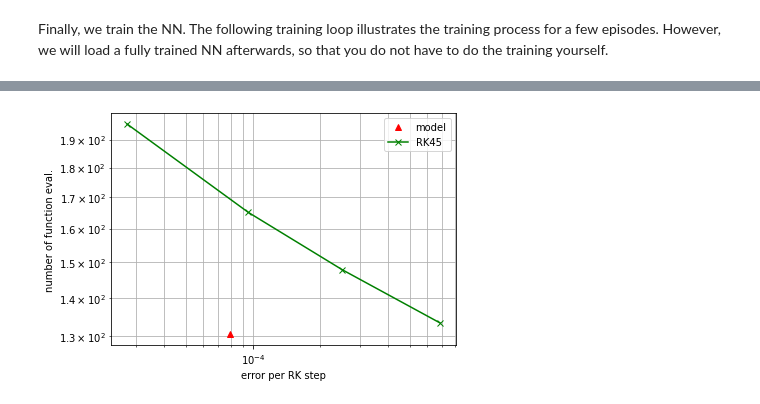
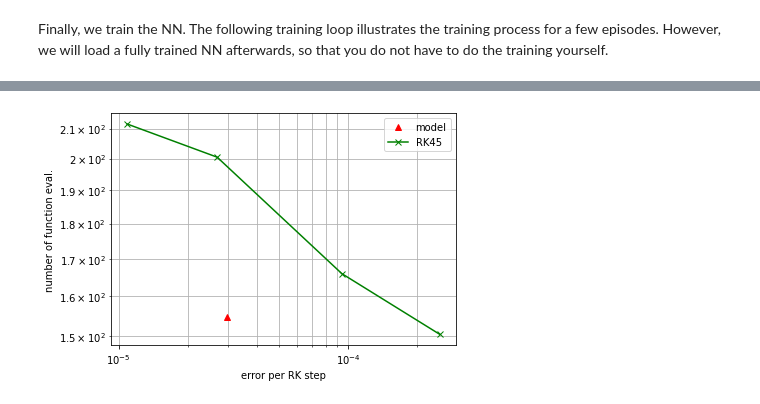
Before and after one commit to lueckem/quadrature-ML, a Jupyter notebook: time_stepper_ODE.ipynb, the cells around one changed output, grey strips where cells are left out. Saved outputs shown, nothing was run; the diff lists cells and outputs as text; code cells hidden in the pictures.

```diff
--- a/time_stepper_ODE.ipynb
+++ b/time_stepper_ODE.ipynb
@@ -15,10 +15,10 @@ import numpy as np
 
 x0 = np.array([10, 10, 10])  # start point of integration
 t0 = 0
-t1 = 200
+t1 = 10
 d = 3  # dimension of the ODE state space
 
-step_sizes = [0.025, 0.029, 0.033, 0.039, 0.045, 0.052, 0.060, 0.070]  # the NN will choose from these step sizes
+step_sizes = [0.02, 0.022, 0.025, 0.029, 0.033, 0.039, 0.045, 0.052, 0.060, 0.070]  # the NN will choose from these step sizes
 tol = 0.0001  # target integration error tolerance
 # %% [markdown]
 For the integration itself we will use the 5th order Runge-Kutta method that is part of the Dormand-Prince Runge Kutta method (RKDP) (to which we will later compare). Thus, we define the following variables as a preparation for creating the NN:
@@ -42 +34,6 @@ scaler.scale_[0] = 0.1
+# %%
+from sklearn.preprocessing import StandardScaler
+from joblib import load
+
+scaler = load("adaptive/model_ode/lorenz/scaler.pkl")
 # %% [markdown]
@@ -73,8 +89,8 @@ In order to train the NN, we will need to repeatedly integrate the given ODE. Th
 from adaptive.environments import ODEEnv
 from functions import LorenzSystem
 
-env = ODEEnv(fun=LorenzSystem(), max_iterations=10000, initial_step_size=0.025,
-             step_size_range=step_size_range,
+env = ODEEnv(fun=LorenzSystem(), max_iterations=10000, initial_step_size=step_sizes[0],
+             step_size_range=step_size_range, reward_fun=reward_fun,
              error_tol=tol, nodes_per_integ=nodes_per_step, memory=memory, x0=x0, t0=t0, max_dist=t1 - t0)
 # %% [markdown]
 During the integration process we will store a few past states and desired NN outputs in an `Experience` object. If a certain number of experiences is stored or the integration is finished, we use the stored data (batch) to train the NN.
@@ -173,7 +184,9 @@ Before we evaluate the performance of the time step predictor, let us plot the t
 from adaptive.comparison_ode import integrate_env
 
 # Integrate the environment from t0 to t1 using the specified predictor and integrator.
-reward, num_evals = integrate_env(predictor, integrator, env, t0=0, t1=2)
+t0 = 0
+t1 = 20
+reward, num_evals = integrate_env(predictor, integrator, env, t0=t0, t1=t1)
 
 print("reward: {}".format(reward))
 print("nfev: {}".format(num_evals))
@@ -182,5 +195,19 @@ print("min error, max error: {}, {}".format(*np.round((np.min(env.errors), np.ma
 print("min stepsize: {}".format(np.min(env.deltas)))
 print("max stepsize: {}".format(np.max(env.deltas)))
 
-env.plot()
+# plot the time-stepping
+from adaptive.plots import plot_trajectory
+fig, ax = plot_trajectory(x0=env.x0,
+                          timesteps=env.timesteps,
+                          nodes=env.nodes,
+                          errors=env.errors,
+                          deltas=env.deltas,
+                          t_min=t0,
+                          t_max=t1,
+                          error_tolerance=env.error_tol,
+                          figsize=(8, 8),
+                          linewidth=1.5,
+                          axislabelsize=15,
+                          ticklabelsize=10
+                         )
 # %% [output]
@@ -196,5 +223,5 @@ Now we compare the performance of our solver (RK5 with step size controled by th
 # %%
-t1 = 200
+t1 = 20
 
 # evaluate performance of model
 reward, num_evals = integrate_env(predictor, integrator, env, t0=t0, t1=t1)
@@ -204,32 +231,32 @@ perf_nn = [np.mean(env.errors), num_evals / (t1 - t0)]
 from scipy.integrate import solve_ivp  # this function uses RK45 per default
 
 f = LorenzSystem()
 perf_rk45 = []
-tols = [1e-5, 2.5e-5, 5e-5, 1e-4]  # different tolerances for RK45
+tols = [5e-6, 1e-5, 2.5e-5, 5e-5]  # different tolerances for RK45
 
 for tol in tols:
     f.reset()
     sol = solve_ivp(f, (t0, t1), x0, atol=tol, rtol=tol)
     x_predict = sol.y  # array of x (state) values of the RK45 solution
     t_predict = sol.t  # array of t (time) values of the RK45 solution
     # calculate step-wise absolute errors
     this_errors = []
     for idx in range(t_predict.shape[0] - 1):
         # true solution is approximated with very accurate solve_ivp (tolerance=1e-8)
         x_true = f.solve(t_predict[idx], x_predict[:, idx], t_predict[idx + 1])
         this_errors.append(np.linalg.norm(x_predict[:, idx + 1] - x_true))
     perf_rk45.append([np.mean(this_errors), sol.nfev / (t1 - t0)])
 perf_rk45 = np.array(perf_rk45)
 
 # plot results
 from matplotlib import pyplot as plt
 plt.loglog(perf_nn[0], perf_nn[1], 'r^', label='model')
 plt.loglog(perf_rk45[:, 0], perf_rk45[:, 1], 'gx-', label='RK45')
 plt.legend()
 plt.xlabel('error per RK step')
 plt.ylabel('number of function eval.')
 plt.grid(which='both')
 plt.tight_layout()
 plt.show()
 # %% [output]
-[figure, old version]
+[figure, new version]
```
Also changed, not shown: parts of 12 cells of this notebook, 3 other files.
